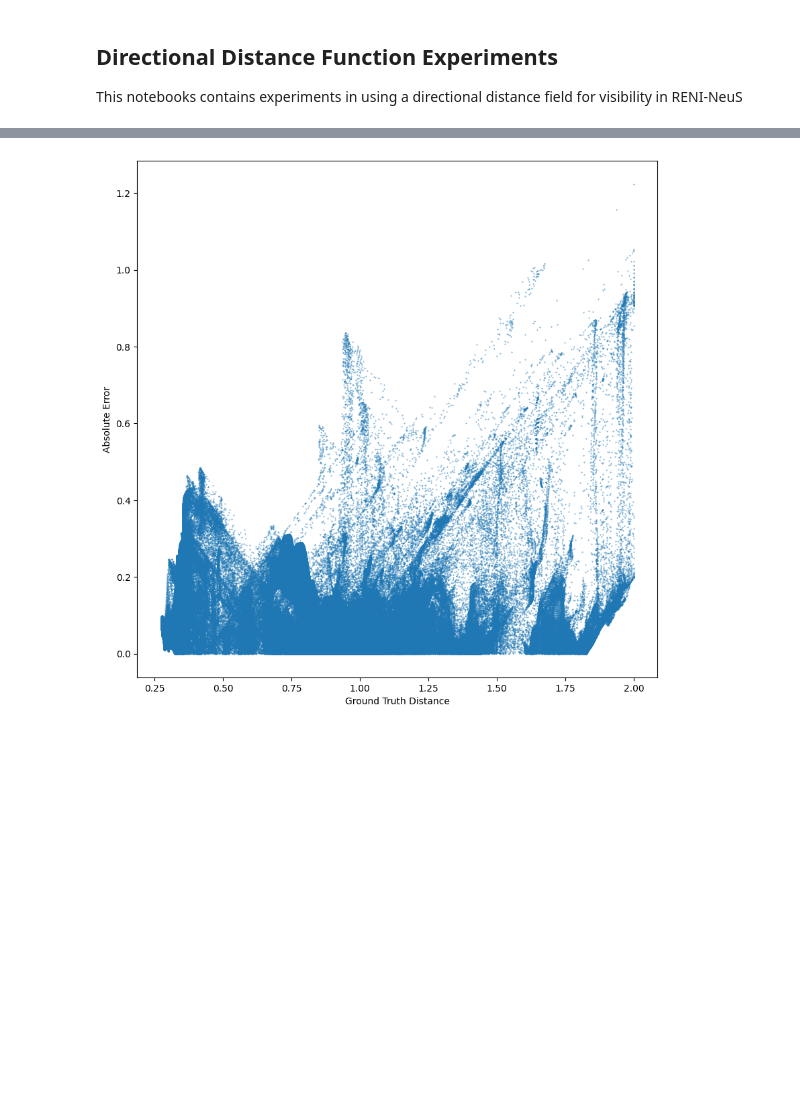
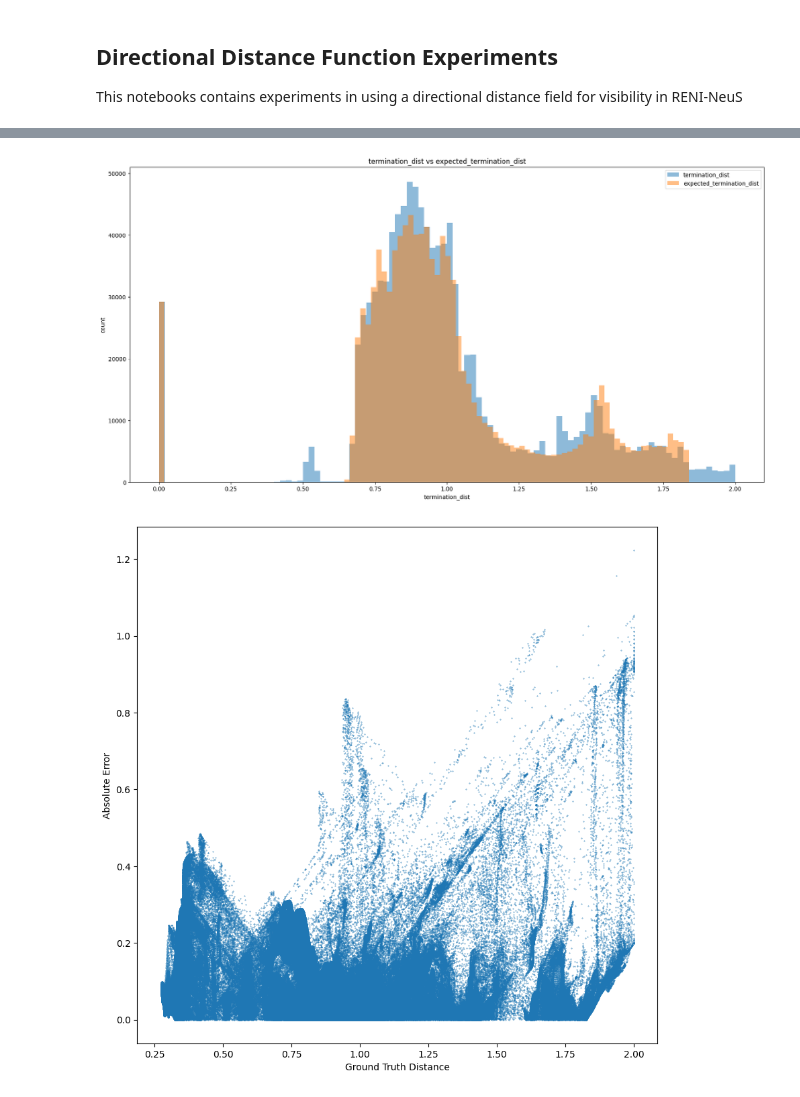
Before and after one commit to JADGardner/neusky, a Jupyter notebook: notebooks/ddf.ipynb, the cells around one changed output, grey strips where cells are left out. Drawn from its saved outputs; the diff is of its cells as text; code cells hidden in the pictures; blank space fills up the shorter version.

```diff
--- a/notebooks/ddf.ipynb
+++ b/notebooks/ddf.ipynb
@@ -124,3 +128,29 @@ plt.show()
+# %%
+# # plot a histogram for both images, include titles and axis labels
+# plt.figure(figsize=(20, 10))
+# plt.subplot(1, 2, 1)
+# plt.hist((batch['termination_dist'] * batch['mask']).cpu().detach().numpy().flatten(), bins=100)
+# plt.title('termination_dist')
+# plt.xlabel('termination_dist')
+# plt.ylabel('count')
+# plt.subplot(1, 2, 2)
+# plt.hist((ddf_output['expected_termination_dist'] * batch['mask']).cpu().detach().numpy().flatten(), bins=100)
+# plt.title('expected_termination_dist')
+# plt.xlabel('expected_termination_dist')
+# plt.ylabel('count')
+# plt.show()
+
+# overlay histograms
+plt.figure(figsize=(20, 10))
+plt.hist((batch['termination_dist'] * batch['mask']).cpu().detach().numpy().flatten(), bins=100, alpha=0.5, label='termination_dist')
+plt.hist((ddf_output['expected_termination_dist'] * batch['mask']).cpu().detach().numpy().flatten(), bins=100, alpha=0.5, label='expected_termination_dist')
+plt.title('termination_dist vs expected_termination_dist')
+plt.xlabel('termination_dist')
+plt.ylabel('count')
+plt.legend()
+plt.show()
+# %% [output]
+[figure, added]
 # %%
 # create scatter plot of predicted distance vs relative error
 # get predicted distance
```
Also changed, not shown: parts of 4 cells of this notebook, 5 other files.
